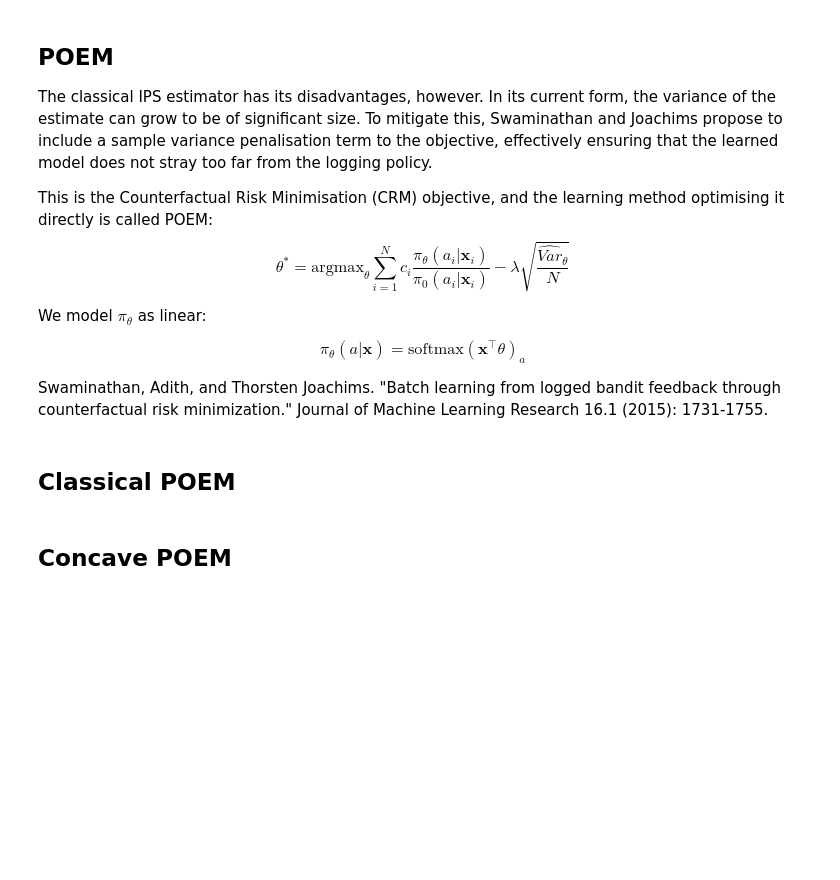
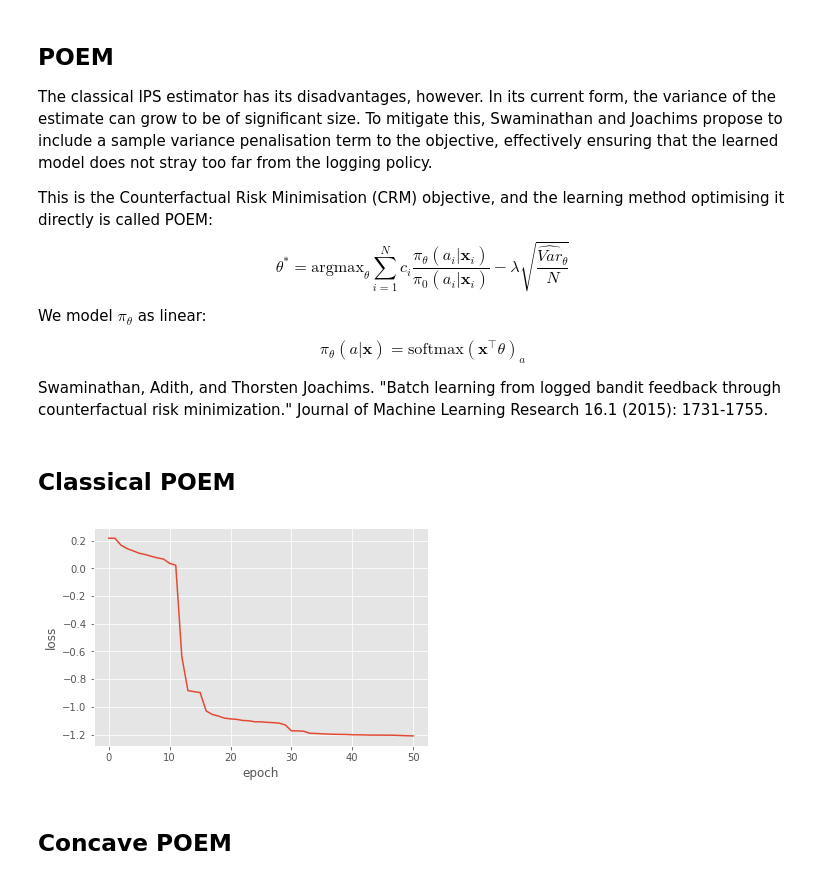
Before and after one commit to criteo-research/bandit-reco, a Jupyter notebook: notebooks/Counterfactual Risk Minimisation (CRM).ipynb, the cells around one changed output. Saved outputs shown, nothing was run; the diff lists cells and outputs as text; code cells hidden in the pictures; blank space fills up the shorter version.

```diff
--- a/notebooks/Counterfactual Risk Minimisation (CRM).ipynb
+++ b/notebooks/Counterfactual Risk Minimisation (CRM).ipynb
@@ -277,9 +297,11 @@ Swaminathan, Adith, and Thorsten Joachims. "Batch learning from logged bandit fe
 # %% [markdown]
 ## Classical POEM
 # %%
-poem = ContextualBandit({}, log = False, svp_lambda = .5)
+poem = ContextualBandit({}, log = False, svp_lambda = .05)
 poem.train(reco_log)
 poem.plot_loss_history()
+# %% [output]
+[figure, added]
 # %% [markdown]
 ## Concave POEM
 # %%
```
Also changed, not shown: parts of 7 cells of this notebook.
